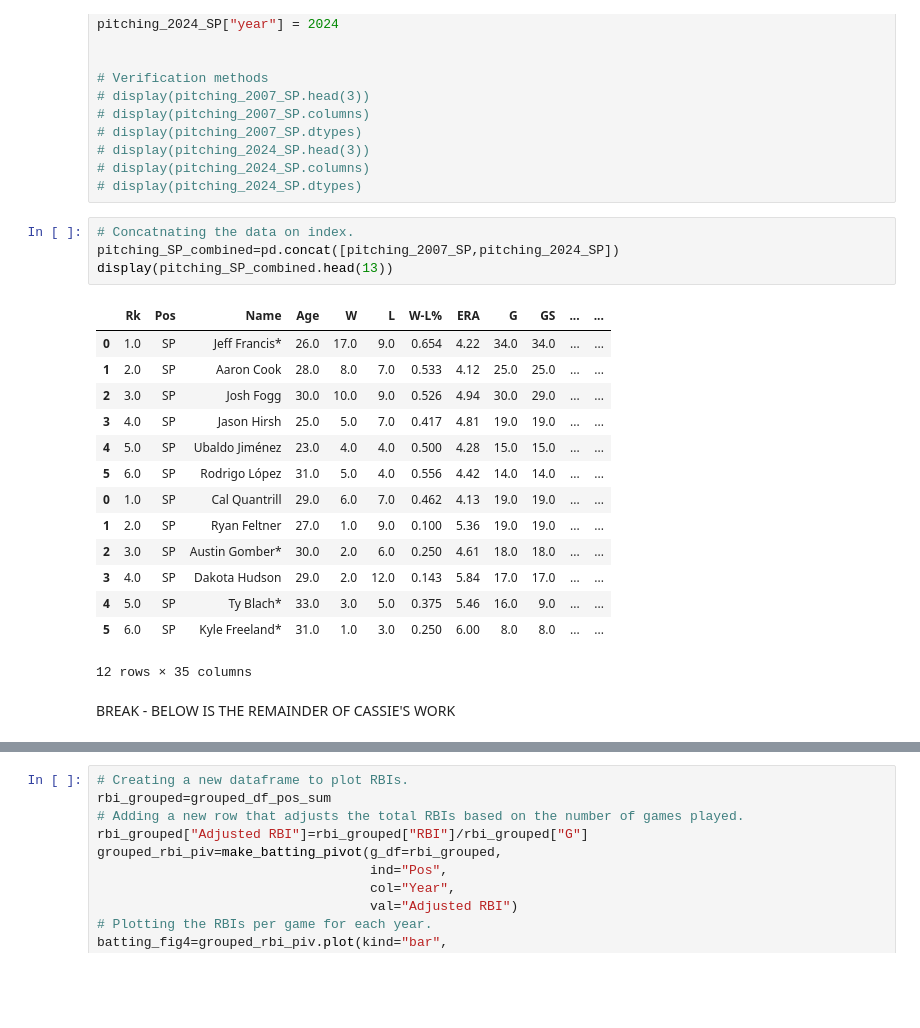
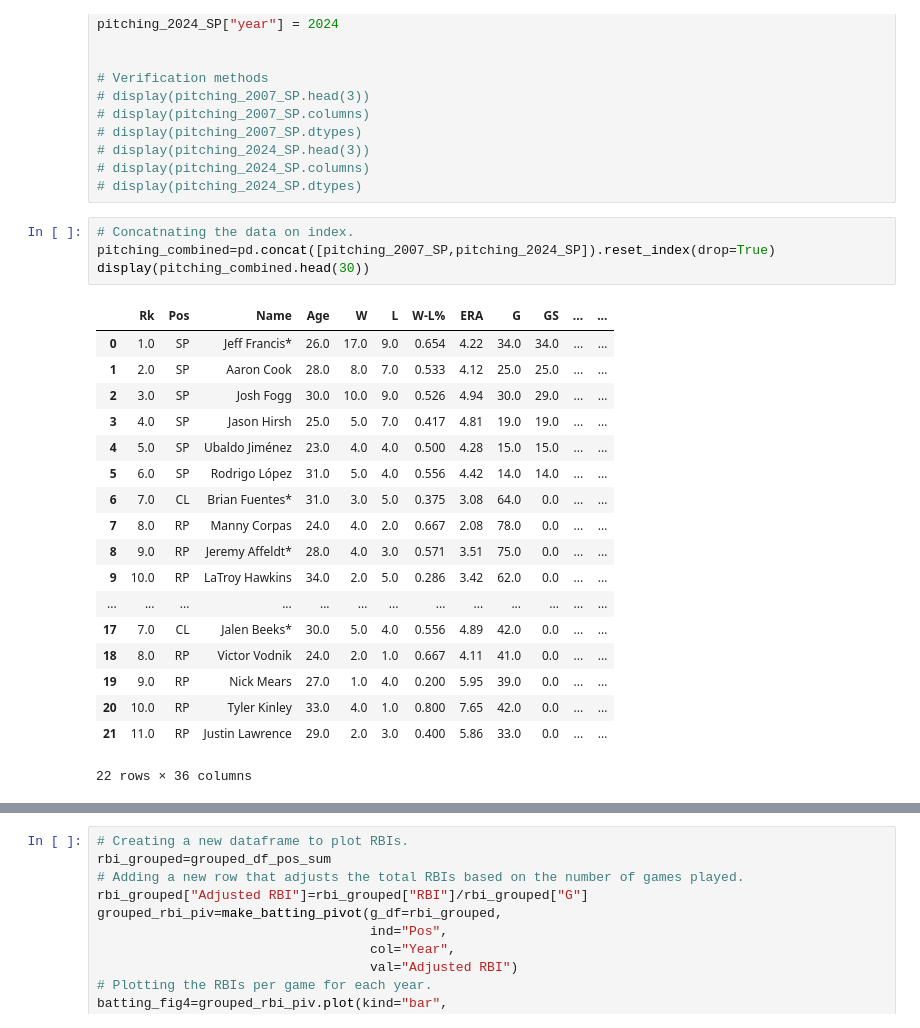
Before and after one commit to cassydm/rockies_moneyball_part-deux, a Jupyter notebook: Test_files/working_file_liz.ipynb, the cells around one changed output, grey strips where cells are left out. Saved outputs shown, nothing was run; the diff lists cells and outputs as text; blank space fills up the shorter version.

```diff
--- a/Test_files/working_file_liz.ipynb
+++ b/Test_files/working_file_liz.ipynb
@@ -325,22 +322,24 @@ pitching_2024_SP["year"] = 2024
 # display(pitching_2024_SP.dtypes)
 # %%
 # Concatnating the data on index.
-pitching_SP_combined=pd.concat([pitching_2007_SP,pitching_2024_SP])
-display(pitching_SP_combined.head(13))
+pitching_combined=pd.concat([pitching_2007_SP,pitching_2024_SP]).reset_index(drop=True)
+display(pitching_combined.head(30))
 # %% [output]
 |  | Rk | Pos | Name | Age | W | L | W-L% | ERA | G | GS | ... | ... |
 | 0 | 1.0 | SP | Jeff Francis* | 26.0 | 17.0 | 9.0 | 0.654 | 4.22 | 34.0 | 34.0 | ... | ... |
 | 1 | 2.0 | SP | Aaron Cook | 28.0 | 8.0 | 7.0 | 0.533 | 4.12 | 25.0 | 25.0 | ... | ... |
 | 2 | 3.0 | SP | Josh Fogg | 30.0 | 10.0 | 9.0 | 0.526 | 4.94 | 30.0 | 29.0 | ... | ... |
 | 3 | 4.0 | SP | Jason Hirsh | 25.0 | 5.0 | 7.0 | 0.417 | 4.81 | 19.0 | 19.0 | ... | ... |
 | 4 | 5.0 | SP | Ubaldo Jiménez | 23.0 | 4.0 | 4.0 | 0.500 | 4.28 | 15.0 | 15.0 | ... | ... |
 | 5 | 6.0 | SP | Rodrigo López | 31.0 | 5.0 | 4.0 | 0.556 | 4.42 | 14.0 | 14.0 | ... | ... |
-| 0 | 1.0 | SP | Cal Quantrill | 29.0 | 6.0 | 7.0 | 0.462 | 4.13 | 19.0 | 19.0 | ... | ... |
-| 1 | 2.0 | SP | Ryan Feltner | 27.0 | 1.0 | 9.0 | 0.100 | 5.36 | 19.0 | 19.0 | ... | ... |
-| 2 | 3.0 | SP | Austin Gomber* | 30.0 | 2.0 | 6.0 | 0.250 | 4.61 | 18.0 | 18.0 | ... | ... |
-| 3 | 4.0 | SP | Dakota Hudson | 29.0 | 2.0 | 12.0 | 0.143 | 5.84 | 17.0 | 17.0 | ... | ... |
-| 4 | 5.0 | SP | Ty Blach* | 33.0 | 3.0 | 5.0 | 0.375 | 5.46 | 16.0 | 9.0 | ... | ... |
-| 5 | 6.0 | SP | Kyle Freeland* | 31.0 | 1.0 | 3.0 | 0.250 | 6.00 | 8.0 | 8.0 | ... | ... |
+| 6 | 7.0 | CL | Brian Fuentes* | 31.0 | 3.0 | 5.0 | 0.375 | 3.08 | 64.0 | 0.0 | ... | ... |
+| 7 | 8.0 | RP | Manny Corpas | 24.0 | 4.0 | 2.0 | 0.667 | 2.08 | 78.0 | 0.0 | ... | ... |
+| 8 | 9.0 | RP | Jeremy Affeldt* | 28.0 | 4.0 | 3.0 | 0.571 | 3.51 | 75.0 | 0.0 | ... | ... |
+| 9 | 10.0 | RP | LaTroy Hawkins | 34.0 | 2.0 | 5.0 | 0.286 | 3.42 | 62.0 | 0.0 | ... | ... |
+| ... | ... | ... | ... | ... | ... | ... | ... | ... | ... | ... | ... | ... |
+| 17 | 7.0 | CL | Jalen Beeks* | 30.0 | 5.0 | 4.0 | 0.556 | 4.89 | 42.0 | 0.0 | ... | ... |
+| 18 | 8.0 | RP | Victor Vodnik | 24.0 | 2.0 | 1.0 | 0.667 | 4.11 | 41.0 | 0.0 | ... | ... |
+| 19 | 9.0 | RP | Nick Mears | 27.0 | 1.0 | 4.0 | 0.200 | 5.95 | 39.0 | 0.0 | ... | ... |
+| 20 | 10.0 | RP | Tyler Kinley | 33.0 | 4.0 | 1.0 | 0.800 | 7.65 | 42.0 | 0.0 | ... | ... |
+| 21 | 11.0 | RP | Justin Lawrence | 29.0 | 2.0 | 3.0 | 0.400 | 5.86 | 33.0 | 0.0 | ... | ... |
-12 rows × 35 columns
+22 rows × 36 columns
-# %% [markdown]
-BREAK - BELOW IS THE REMAINDER OF CASSIE'S WORK
```
Also changed, not shown: parts of 7 cells of this notebook, 1 other file.
